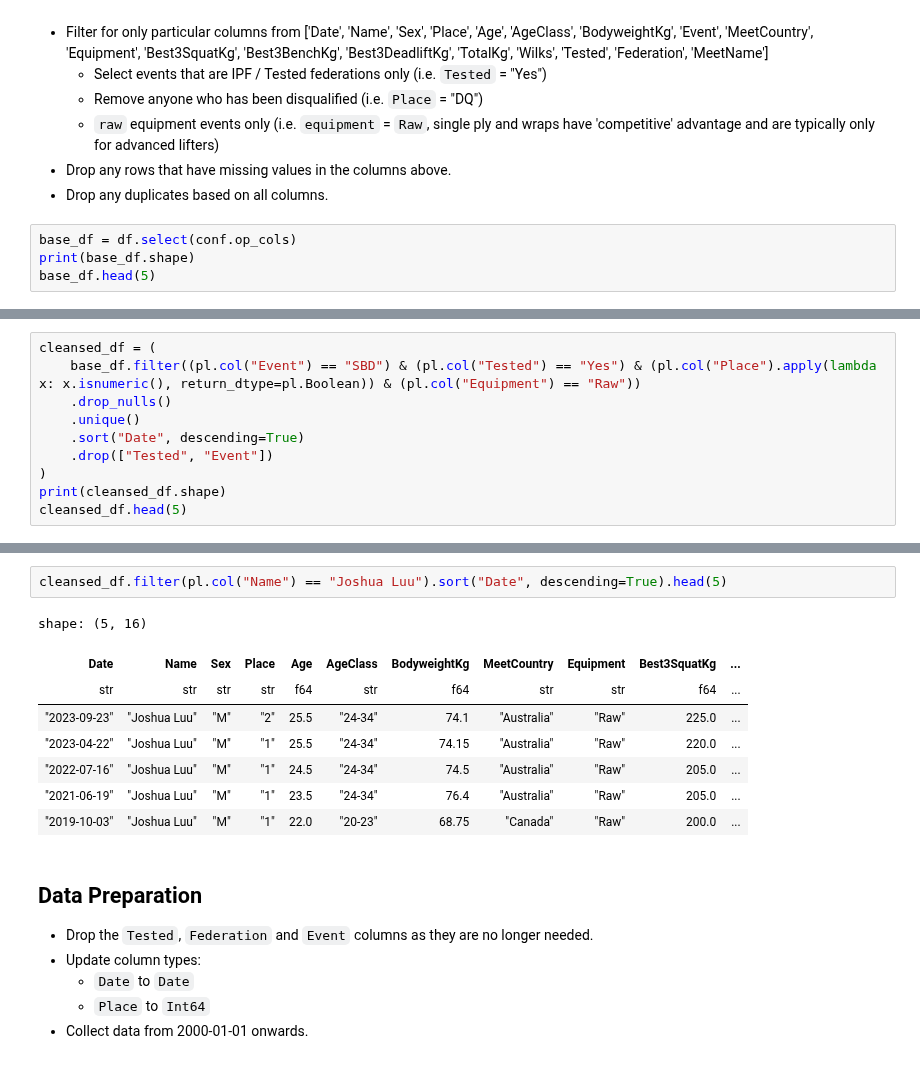
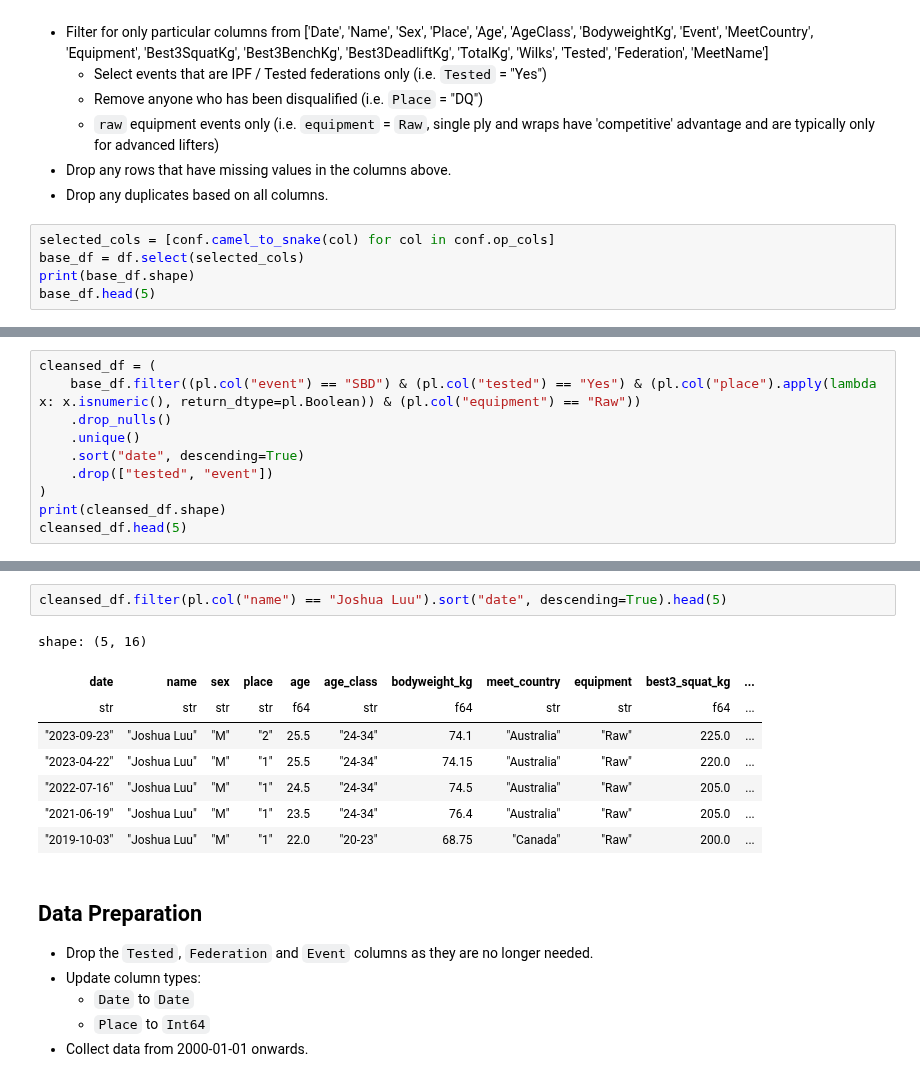
Before and after one commit to namtonthat/powerlifting-ml-progress, a Jupyter notebook: notebooks/etl-polars.ipynb, the cells around one changed output, grey strips where cells are left out. Cells and saved outputs as stored; diff of their text form.

```diff
--- a/notebooks/etl-polars.ipynb
+++ b/notebooks/etl-polars.ipynb
@@ -49,7 +49,8 @@ display(Markdown(cleansing_data_md))
 - Drop any rows that have missing values in the columns above.
 - Drop any duplicates based on all columns.
 # %%
-base_df = df.select(conf.op_cols)
+selected_cols = [conf.camel_to_snake(col) for col in conf.op_cols]
+base_df = df.select(selected_cols)
 print(base_df.shape)
 base_df.head(5)
 # %% [output]
@@ -65,10 +66,10 @@ shape: (5, 18)
 # %%
 cleansed_df = (
-    base_df.filter((pl.col("Event") == "SBD") & (pl.col("Tested") == "Yes") & (pl.col("Place").apply(lambda x: x.isnumeric(), return_dtype=pl.Boolean)) & (pl.col("Equipment") == "Raw"))
+    base_df.filter((pl.col("event") == "SBD") & (pl.col("tested") == "Yes") & (pl.col("place").apply(lambda x: x.isnumeric(), return_dtype=pl.Boolean)) & (pl.col("equipment") == "Raw"))
     .drop_nulls()
     .unique()
-    .sort("Date", descending=True)
-    .drop(["Tested", "Event"])
+    .sort("date", descending=True)
+    .drop(["tested", "event"])
 )
 print(cleansed_df.shape)
 cleansed_df.head(5)
@@ -85,8 +86,8 @@ shape: (5, 16)
 # %%
-cleansed_df.filter(pl.col("Name") == "Joshua Luu").sort("Date", descending=True).head(5)
+cleansed_df.filter(pl.col("name") == "Joshua Luu").sort("date", descending=True).head(5)
 # %% [output]
 shape: (5, 16)
-| Date | Name | Sex | Place | Age | AgeClass | BodyweightKg | MeetCountry | Equipment | Best3SquatKg | ... |
+| date | name | sex | place | age | age_class | bodyweight_kg | meet_country | equipment | best3_squat_kg | ... |
 | str | str | str | str | f64 | str | f64 | str | str | f64 | ... |
 | "2023-09-23" | "Joshua Luu" | "M" | "2" | 25.5 | "24-34" | 74.1 | "Australia" | "Raw" | 225.0 | ... |
 | "2023-04-22" | "Joshua Luu" | "M" | "1" | 25.5 | "24-34" | 74.15 | "Australia" | "Raw" | 220.0 | ... |
```
Also changed, not shown: parts of 32 cells of this notebook, 6 other files.
